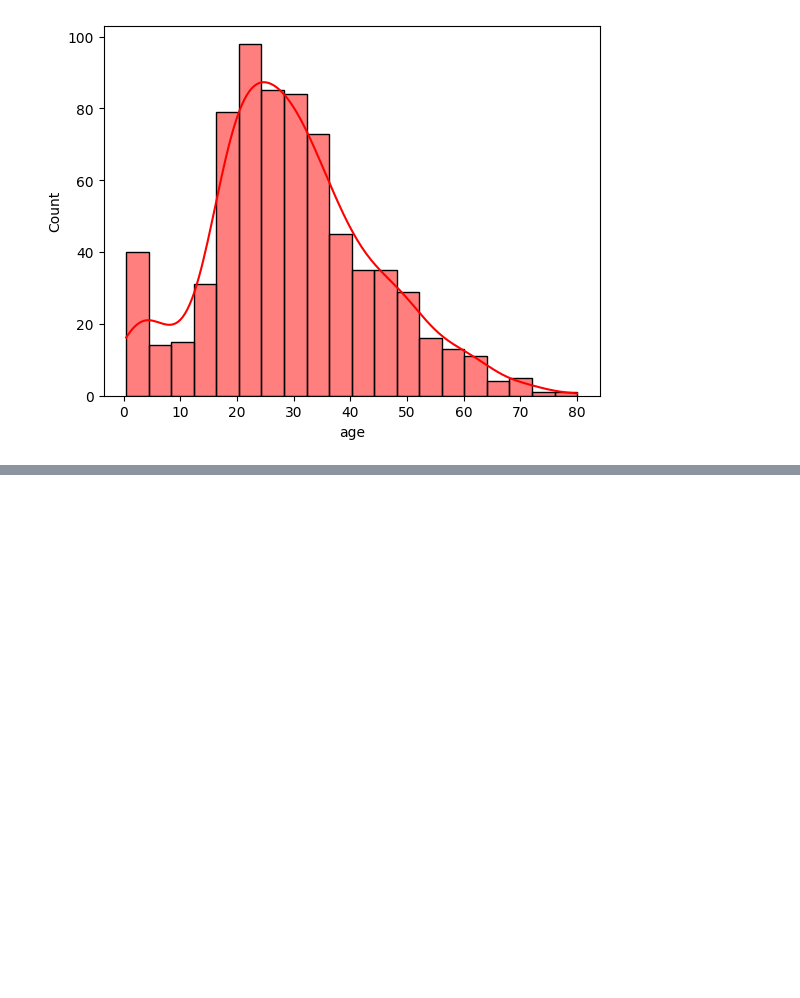
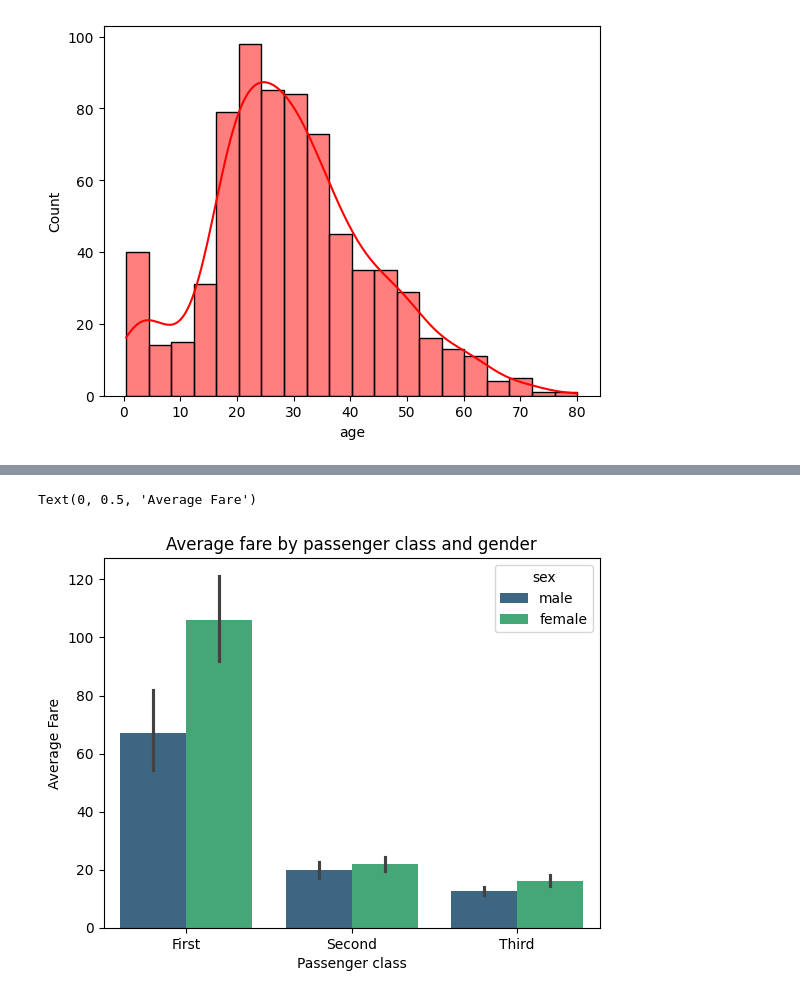
Before and after one commit to tejendra18/Python, a Jupyter notebook: Data Visualization/Analysis_Seaborn.ipynb, the cells around one changed output, grey strips where cells are left out. Cells and saved outputs as stored; diff of their text form; code cells hidden in the pictures; blank space fills up the shorter version.

```diff
--- a/Data Visualization/Analysis_Seaborn.ipynb
+++ b/Data Visualization/Analysis_Seaborn.ipynb
@@ -32,0 +39,9 @@ sns.histplot()
+# %%
+#Average fare by passenger class and gender
+fig=sns.barplot(df,x='class',y='fare',hue='sex',palette='viridis')
+fig.set_title('Average fare by passenger class and gender')
+fig.set_xlabel('Passenger class')
+fig.set_ylabel('Average Fare')
+# %% [output]
+Text(0, 0.5, 'Average Fare')
+[figure, added]
```
Also changed, not shown: parts of 2 cells of this notebook, 16 other files.
